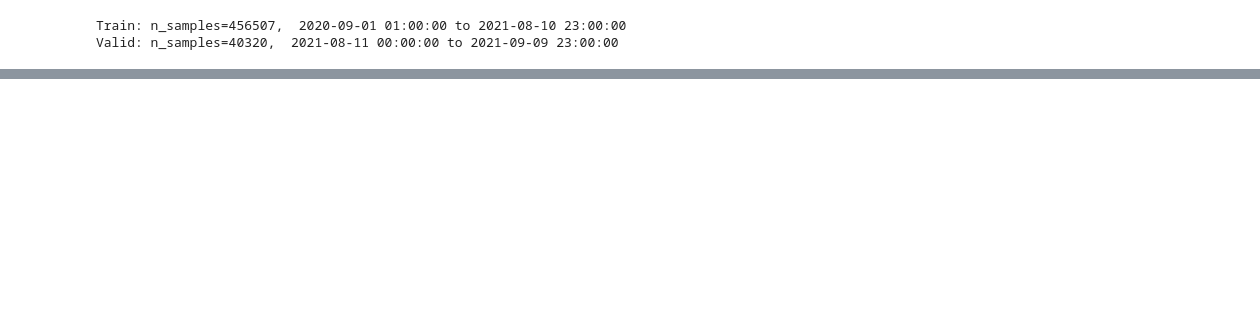
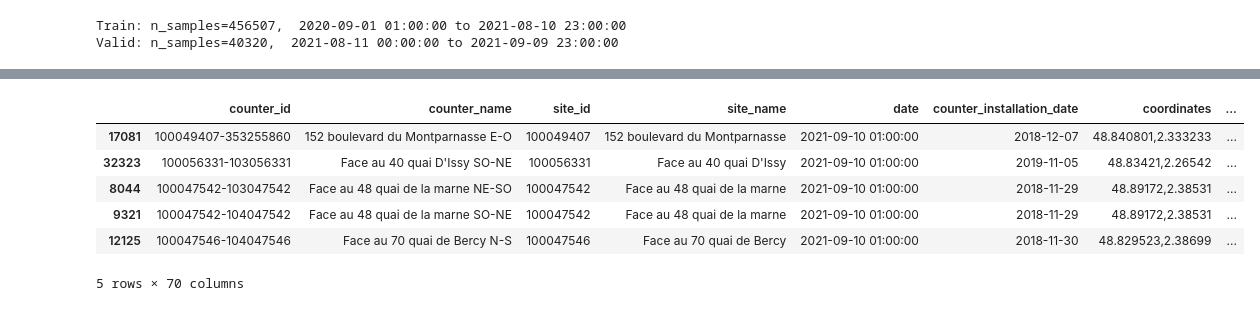
Before and after one commit to nishuastic/bike_counters, a Jupyter notebook: cleaned_data.ipynb, the cells around one changed output, grey strips where cells are left out. Cells and saved outputs as stored; diff of their text form; code cells hidden in the pictures; blank space fills up the shorter version.

Commit message:
Added get_test_data
Added get_test_data in utils and also added Xgb

```diff
--- a/cleaned_data.ipynb
+++ b/cleaned_data.ipynb
@@ -531,0 +728,4 @@ X_train.head(5)
+# %%
+date_encoder = FunctionTransformer(_encode_dates, validate=False)
+final_test = date_encoder.fit_transform(final_test)
+final_test.head(2)
@@ -531,0 +736,3 @@ X_train.head(5)
+# %%
+final_test = pd.get_dummies(final_test, columns=["hour"], prefix="hour")
+final_test.head(2)
@@ -531,0 +744,8 @@ X_train.head(5)
+# %%
+
+
+merged_test = final_test.merge(weather_df, how='left', on='date')
+
+merged_test.set_index(final_test.index, inplace=True)
+
+print(merged_test.info())
@@ -531,0 +770,36 @@ X_train.head(5)
+# %%
+cloud_columns = [col for col in merged_test.columns if 'cloud' in col.lower()]
+
+merged_test.drop(cloud_columns, axis=1, inplace=True)
+# %%
+# Sort the DataFrame by 'date'
+merged_test = merged_test.sort_values(by='date')
+
+# Ensure 'date' is in datetime format
+merged_test['date'] = pd.to_datetime(merged_test['date'])
+
+# Extract the date part without the time for grouping
+merged_test['date_only'] = merged_test['date'].dt.date
+
+# Identify columns of type float or int
+numeric_columns = merged_test.select_dtypes(include=['float', 'int']).columns
+
+# Fill missing values in numeric columns with the average for the same date rows
+for col in numeric_columns:
+    merged_test[col] = merged_test.groupby('date_only')[col].transform(
+        lambda x: x.fillna(x.mean()) if not x.empty else x
+    )
+
+# Drop the helper 'date_only' column
+merged_test = merged_test.drop(columns=['date_only'])
+
+# Display the first few rows of the updated DataFrame
+merged_test.head()
+# %% [output]
+|  | counter_id | counter_name | site_id | site_name | date | counter_installation_date | coordinates | ... |
+| 17081 | 100049407-353255860 | 152 boulevard du Montparnasse E-O | 100049407 | 152 boulevard du Montparnasse | 2021-09-10 01:00:00 | 2018-12-07 | 48.840801,2.333233 | ... |
+| 32323 | 100056331-103056331 | Face au 40 quai D'Issy SO-NE | 100056331 | Face au 40 quai D'Issy | 2021-09-10 01:00:00 | 2019-11-05 | 48.83421,2.26542 | ... |
+| 8044 | 100047542-103047542 | Face au 48 quai de la marne NE-SO | 100047542 | Face au 48 quai de la marne | 2021-09-10 01:00:00 | 2018-11-29 | 48.89172,2.38531 | ... |
+| 9321 | 100047542-104047542 | Face au 48 quai de la marne SO-NE | 100047542 | Face au 48 quai de la marne | 2021-09-10 01:00:00 | 2018-11-29 | 48.89172,2.38531 | ... |
+| 12125 | 100047546-104047546 | Face au 70 quai de Bercy N-S | 100047546 | Face au 70 quai de Bercy | 2021-09-10 01:00:00 | 2018-11-30 | 48.829523,2.38699 | ... |
+5 rows × 70 columns
```
Also changed, not shown: parts of 20 cells of this notebook, 1 other file.
